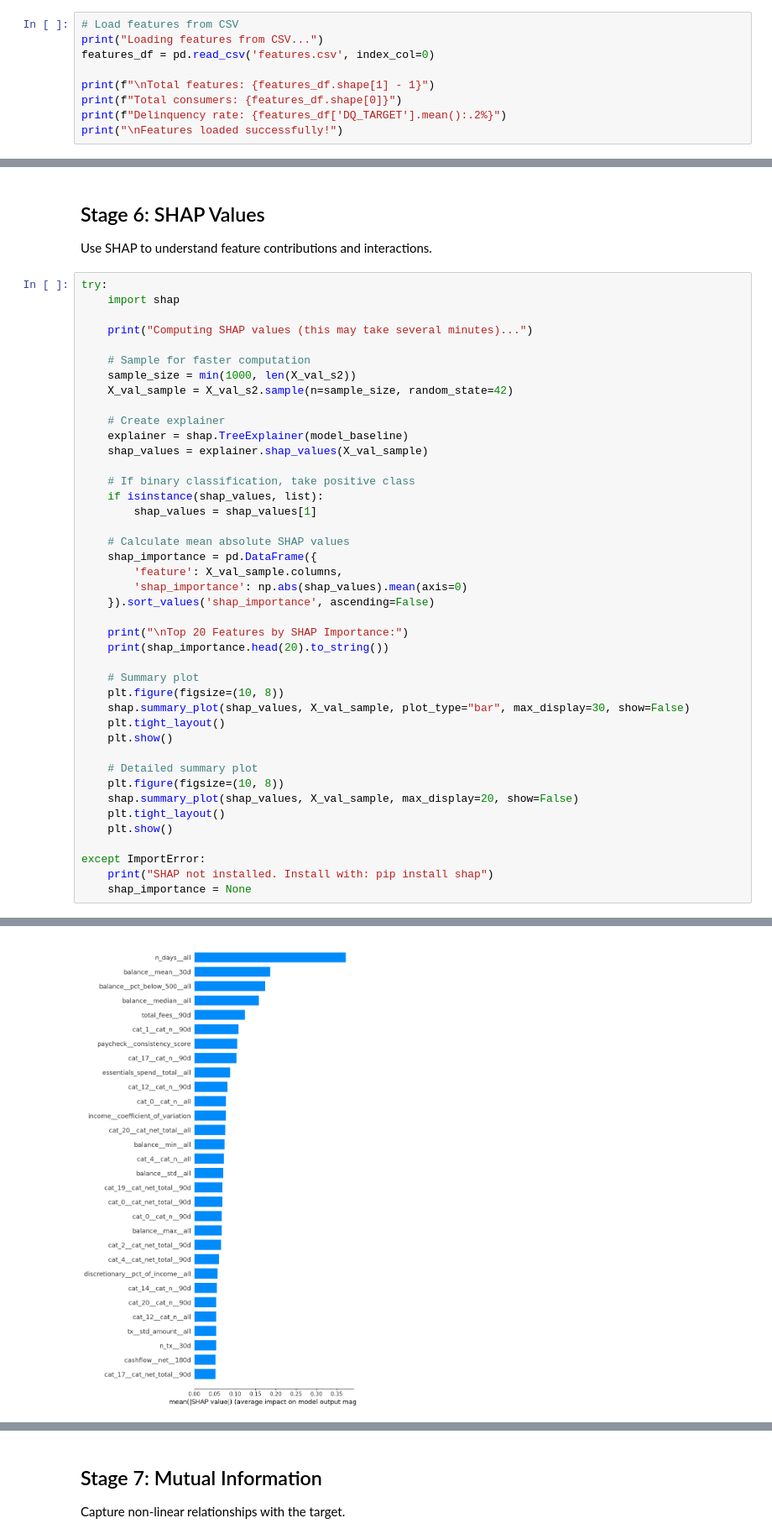
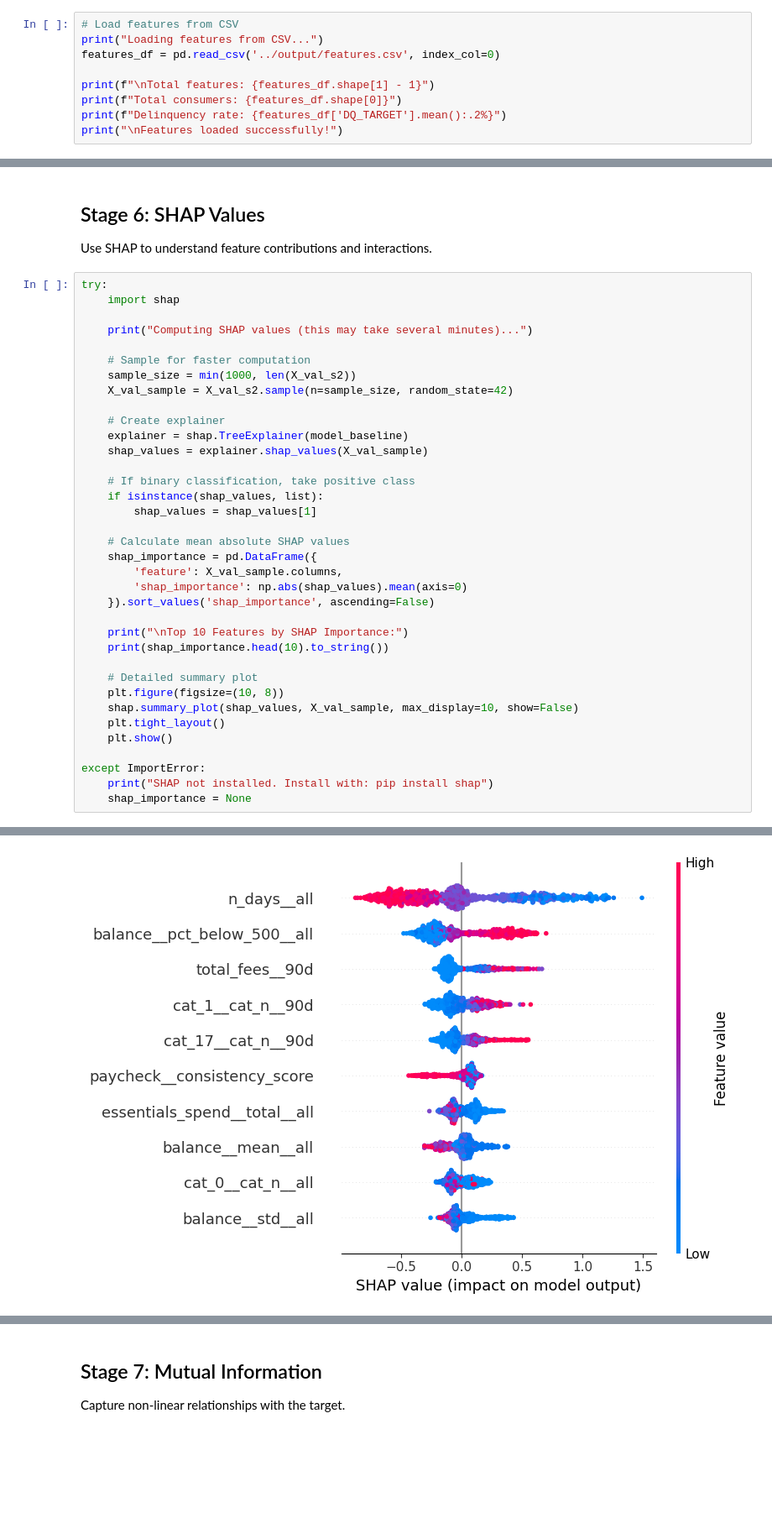
Before and after one commit to kangyuj0531/dsc180a-prism-data, a Jupyter notebook: feature_selection/feature_selection_comprehensive.ipynb, the cells around one changed output, grey strips where cells are left out. Shown at 84% size. Saved outputs shown, nothing was run; the diff lists cells and outputs as text; blank space fills up the shorter version.

```diff
--- a/feature_selection/feature_selection_comprehensive.ipynb
+++ b/feature_selection/feature_selection_comprehensive.ipynb
@@ -38,7 +38,7 @@ Imports complete!
 # %%
 # Load features from CSV
 print("Loading features from CSV...")
-features_df = pd.read_csv('features.csv', index_col=0)
+features_df = pd.read_csv('../output/features.csv', index_col=0)
 
 print(f"\nTotal features: {features_df.shape[1] - 1}")
 print(f"Total consumers: {features_df.shape[0]}")
@@ -312,18 +309,12 @@ try:
         'shap_importance': np.abs(shap_values).mean(axis=0)
     }).sort_values('shap_importance', ascending=False)
 
-    print("\nTop 20 Features by SHAP Importance:")
-    print(shap_importance.head(20).to_string())
-
-    # Summary plot
-    plt.figure(figsize=(10, 8))
-    shap.summary_plot(shap_values, X_val_sample, plot_type="bar", max_display=30, show=False)
-    plt.tight_layout()
-    plt.show()
+    print("\nTop 10 Features by SHAP Importance:")
+    print(shap_importance.head(10).to_string())
 
     # Detailed summary plot
     plt.figure(figsize=(10, 8))
-    shap.summary_plot(shap_values, X_val_sample, max_display=20, show=False)
+    shap.summary_plot(shap_values, X_val_sample, max_display=10, show=False)
     plt.tight_layout()
     plt.show()
 
@@ -351 +339 @@ Top 20 Features by SHAP Importance:
-[figure, old version]
+[figure, new version]
```
Also changed, not shown: parts of 13 cells of this notebook, 10 other files.
